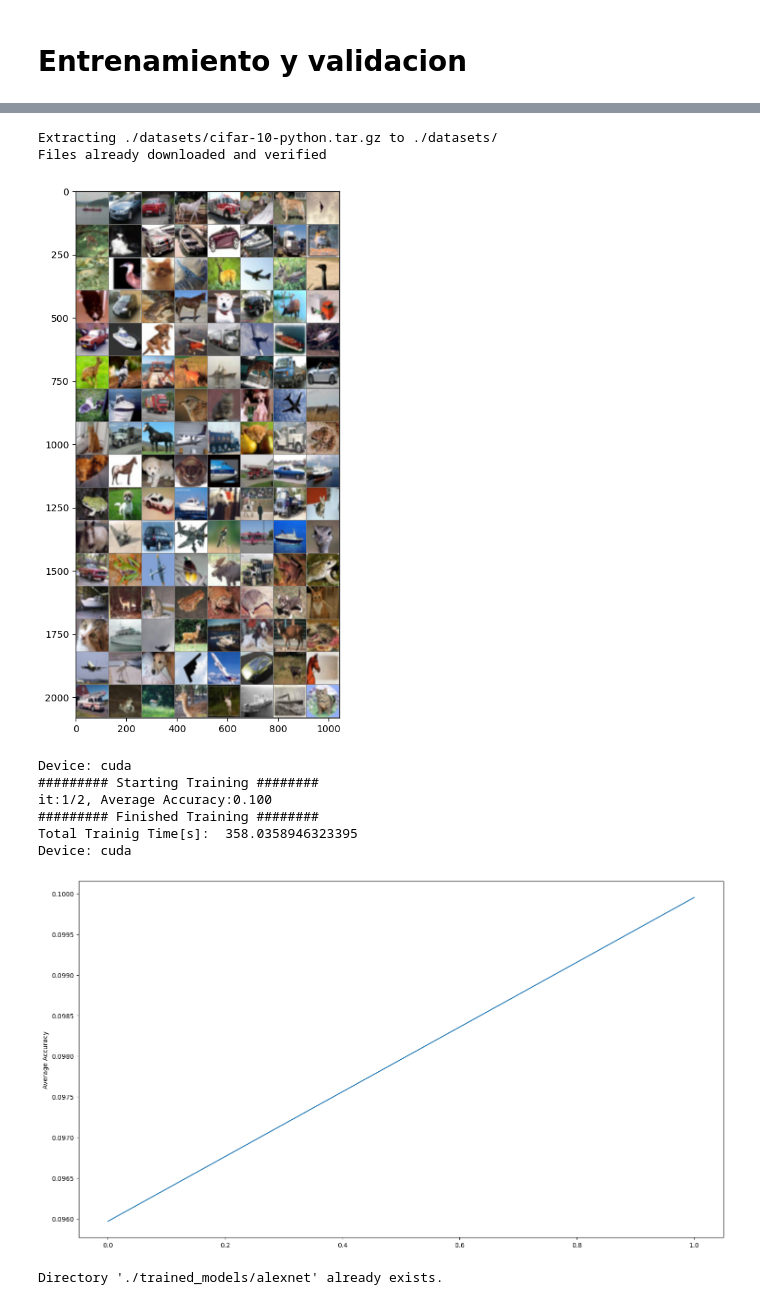
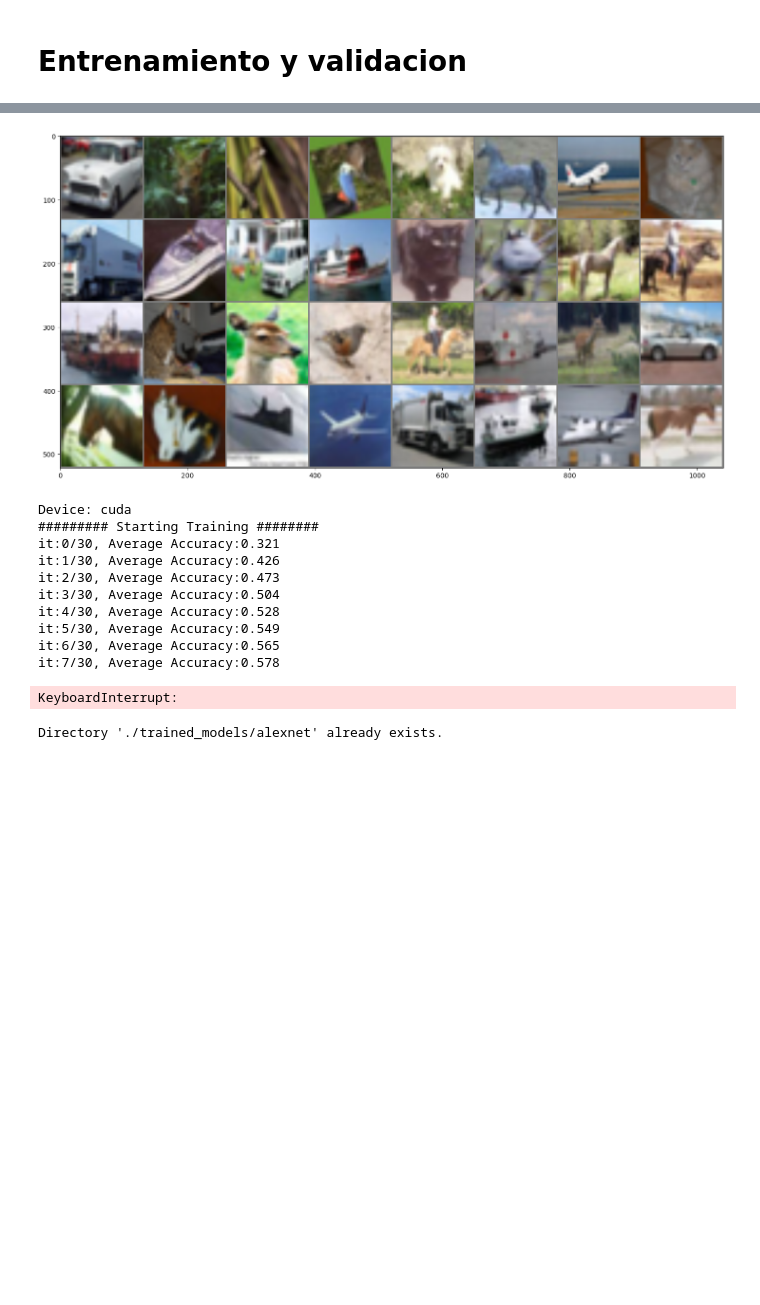
Before and after one commit to pQbas/cnns, a Jupyter notebook: alexnet.ipynb, the cells around one changed output, grey strips where cells are left out. Drawn from its saved outputs; the diff is of its cells as text; code cells hidden in the pictures; blank space fills up the shorter version.

```diff
--- a/alexnet.ipynb
+++ b/alexnet.ipynb
@@ -117,9 +117,9 @@ class alexnet(nn.Module):
                 torch.nn.init.kaiming_uniform_(m.weight)
                 torch.nn.init.constant_(m.bias, 0)
 # %%
-NUM_CLASSES = 102
+NUM_CLASSES = 10 #102
 IMG_SIZE = 128
-BATCH_SIZE = 128
+BATCH_SIZE = 32 #128
 
 model = alexnet(NUM_CLASSES)
 
@@ -147,10 +147,10 @@ imshow(testloader)
 device = get_default_device()
 #device = torch.device('cpu')
 trained_model = train(net=model,
-                    epochs=2,
+                    epochs=30,
                     trainloader = trainloader,
                     criterion = nn.CrossEntropyLoss(),
                     optimizer = optim.SGD(model.parameters(), lr=0.001, momentum=0.9),
                     device = device,
-                    every_n_epochs = 2)
+                    every_n_epochs = 1)
 # %% [output]
@@ -158,13 +159,15 @@ Downloading https://www.cs.toronto.edu/~kriz/cifar-10-python.tar.gz to ./dataset
+[figure, new version]
-Extracting ./datasets/cifar-10-python.tar.gz to ./datasets/
-Files already downloaded and verified
+Device: cuda
+######### Starting Training ########
+it:0/30, Average Accuracy:0.321
+it:1/30, Average Accuracy:0.426
+it:2/30, Average Accuracy:0.473
+it:3/30, Average Accuracy:0.504
+it:4/30, Average Accuracy:0.528
+it:5/30, Average Accuracy:0.549
+it:6/30, Average Accuracy:0.565
+it:7/30, Average Accuracy:0.578
-[figure, old version]
-Device: cuda
-######### Starting Training ########
-it:1/2, Average Accuracy:0.100
-######### Finished Training ########
-Total Trainig Time[s]:  358.0358946323395
-Device: cuda
+KeyboardInterrupt:
-[figure, removed]
 # %%
 PATH = './trained_models/alexnet'
 create_directory(PATH)
```
Also changed, not shown: parts of 2 cells of this notebook, 1 other file.
